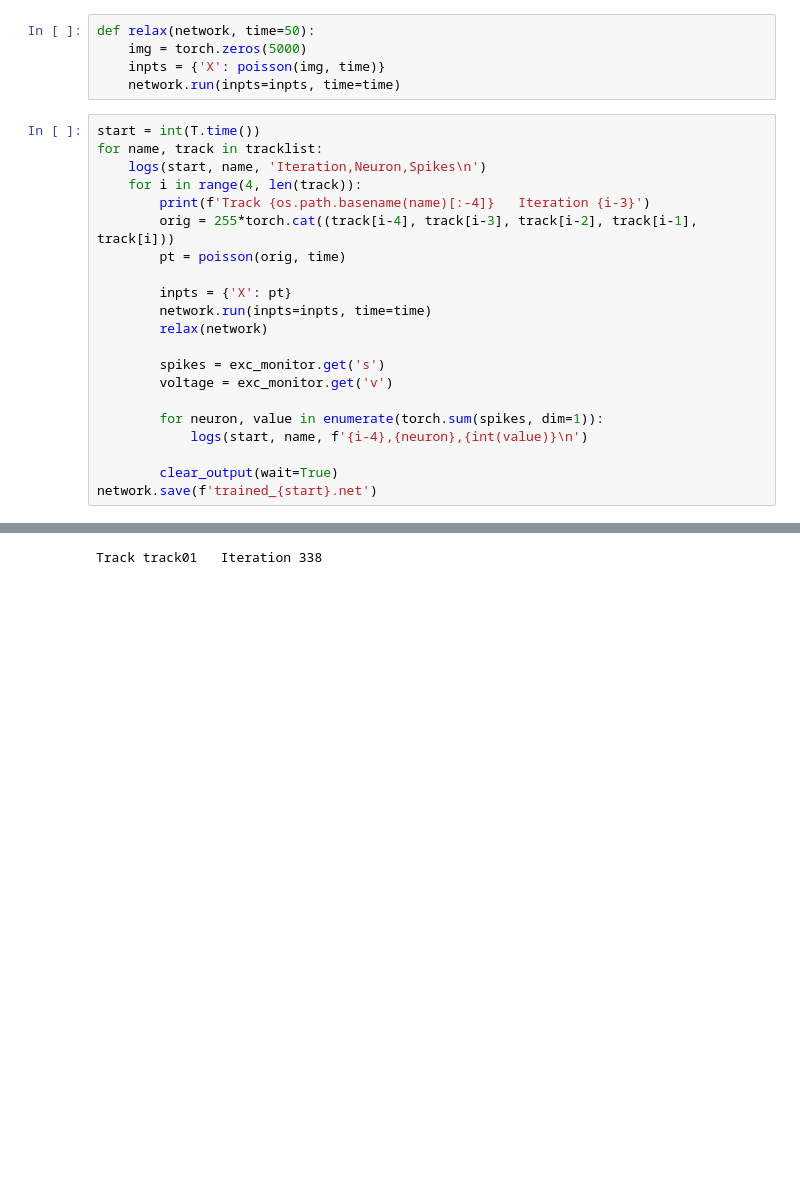
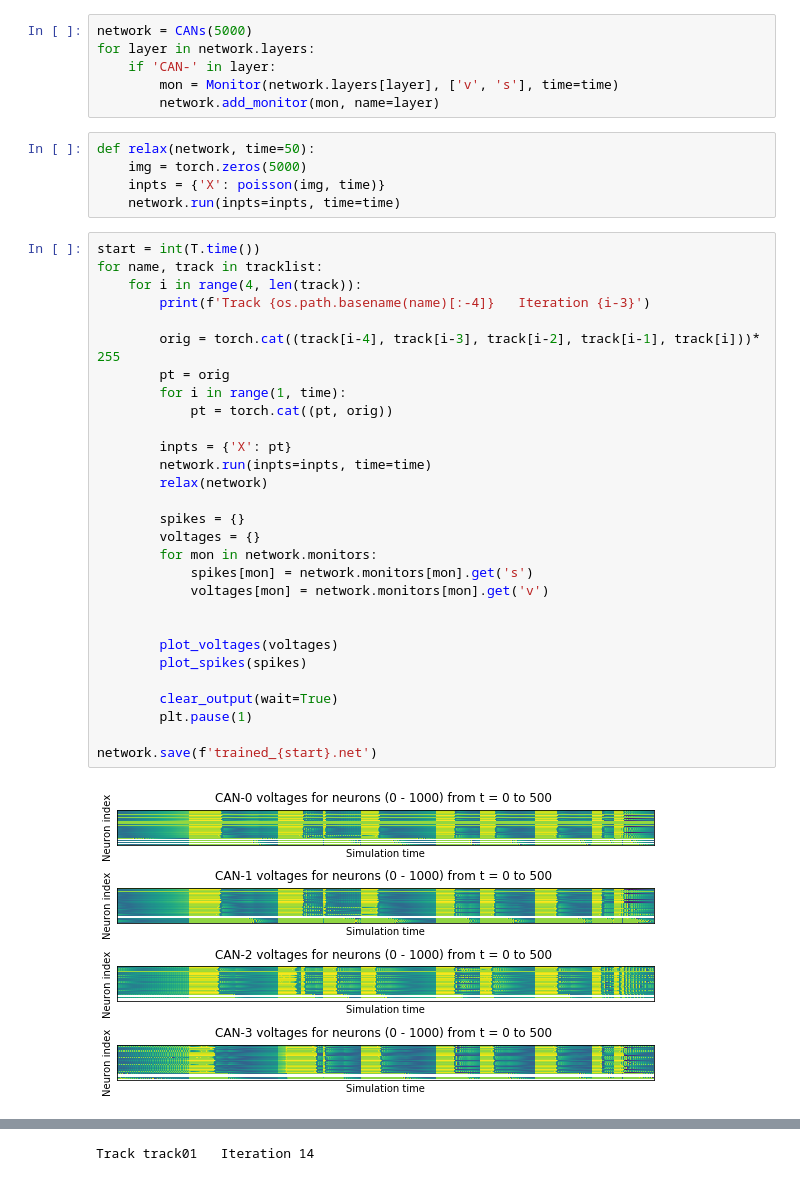
Before and after one commit to sharath/snn-anomaly-detection, a Jupyter notebook: training.ipynb, the cells around one changed output, grey strips where cells are left out. Drawn from its saved outputs; the diff is of its cells as text; blank space fills up the shorter version.

```diff
--- a/training.ipynb
+++ b/training.ipynb
@@ -37,3 +26,9 @@ network.add_monitor(exc_monitor, name='exc')
+# %%
+network = CANs(5000)
+for layer in network.layers:
+    if 'CAN-' in layer:
+        mon = Monitor(network.layers[layer], ['v', 's'], time=time)
+        network.add_monitor(mon, name=layer)
 # %%
 def relax(network, time=50):
     img = torch.zeros(5000)
@@ -42,22 +37,31 @@ def relax(network, time=50):
 # %%
 start = int(T.time())
 for name, track in tracklist:
-    logs(start, name, 'Iteration,Neuron,Spikes\n')
     for i in range(4, len(track)):
         print(f'Track {os.path.basename(name)[:-4]}   Iteration {i-3}')
-        orig = 255*torch.cat((track[i-4], track[i-3], track[i-2], track[i-1], track[i]))
-        pt = poisson(orig, time)
+
+        orig = torch.cat((track[i-4], track[i-3], track[i-2], track[i-1], track[i]))* 255
+        pt = orig
+        for i in range(1, time):
+            pt = torch.cat((pt, orig))
 
         inpts = {'X': pt}
         network.run(inpts=inpts, time=time)
         relax(network)
 
-        spikes = exc_monitor.get('s')
-        voltage = exc_monitor.get('v')
+        spikes = {}
+        voltages = {}
+        for mon in network.monitors:
+            spikes[mon] = network.monitors[mon].get('s')
+            voltages[mon] = network.monitors[mon].get('v')
 
-        for neuron, value in enumerate(torch.sum(spikes, dim=1)):
-            logs(start, name, f'{i-4},{neuron},{int(value)}\n')
+
+        plot_voltages(voltages)
+        plot_spikes(spikes)
 
         clear_output(wait=True)
+        plt.pause(1)
+
 network.save(f'trained_{start}.net')
 # %% [output]
+[figure, added]
@@ -64 +69 @@ network.save(f'trained_{start}.net')
-Track track01   Iteration 338
+Track track01   Iteration 14
```
Also changed, not shown: parts of 6 cells of this notebook, 1 other file.
